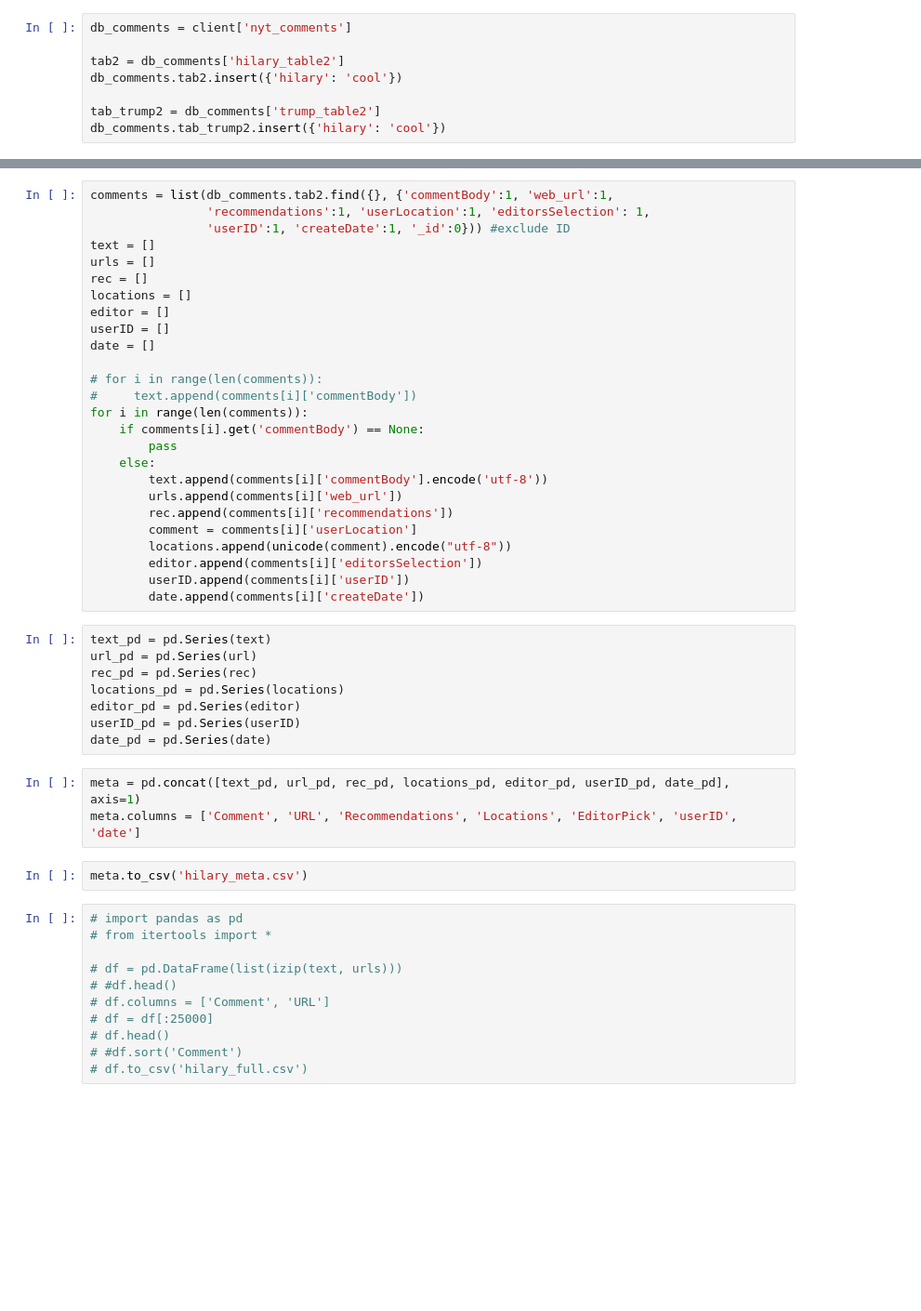
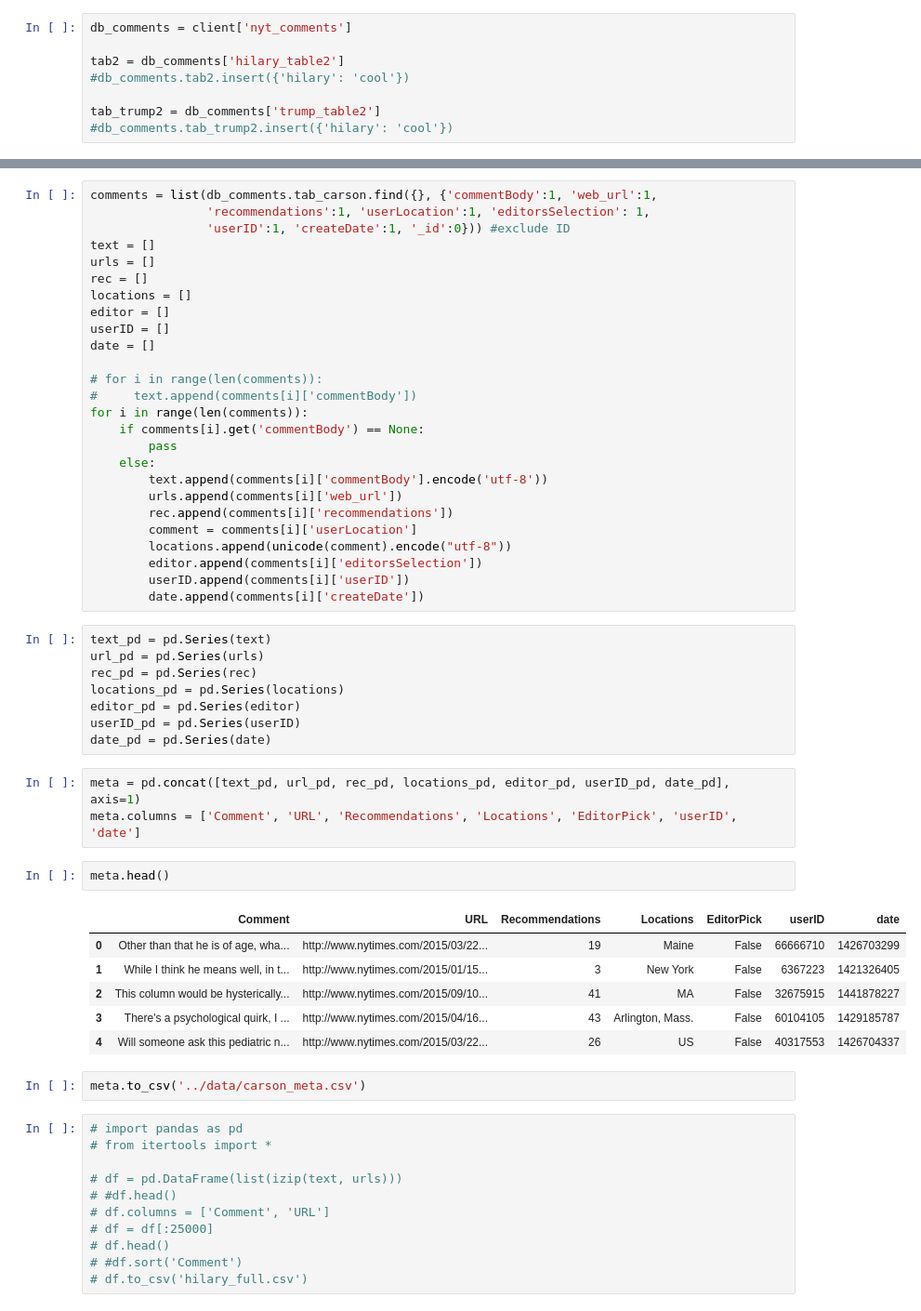
Before and after one commit to PeggyFan/Project, a Jupyter notebook: old_notebooks/Hilary_Trump.ipynb, the cells around one changed output, grey strips where cells are left out. Shown: that part at 93% size. Cells and saved outputs as stored; diff of their text form; blank space fills up the shorter version.

```diff
--- a/old_notebooks/Hilary_Trump.ipynb
+++ b/old_notebooks/Hilary_Trump.ipynb
@@ -32,7 +32,7 @@ ObjectId('56031b821f80b411170dd7c5')
 db_comments = client['nyt_comments']
 
 tab2 = db_comments['hilary_table2']
-db_comments.tab2.insert({'hilary': 'cool'})
+#db_comments.tab2.insert({'hilary': 'cool'})
 
 tab_trump2 = db_comments['trump_table2']
-db_comments.tab_trump2.insert({'hilary': 'cool'})
+#db_comments.tab_trump2.insert({'hilary': 'cool'})
@@ -271,7 +269,7 @@ TypeError: 'NoneType' object has no attribute '__getitem__'
 # %% [markdown]
 ###WHY ARE THERE SO MANY DUPLICATES?
 # %%
-comments = list(db_comments.tab2.find({}, {'commentBody':1, 'web_url':1,
+comments = list(db_comments.tab_carson.find({}, {'commentBody':1, 'web_url':1,
                 'recommendations':1, 'userLocation':1, 'editorsSelection': 1,
                 'userID':1, 'createDate':1, '_id':0})) #exclude ID
 text = []
@@ -298,7 +296,7 @@ for i in range(len(comments)):
         date.append(comments[i]['createDate'])
 # %%
 text_pd = pd.Series(text)
-url_pd = pd.Series(url)
+url_pd = pd.Series(urls)
 rec_pd = pd.Series(rec)
 locations_pd = pd.Series(locations)
 editor_pd = pd.Series(editor)
@@ -307,8 +305,17 @@ date_pd = pd.Series(date)
 # %%
 meta = pd.concat([text_pd, url_pd, rec_pd, locations_pd, editor_pd, userID_pd, date_pd], axis=1)
 meta.columns = ['Comment', 'URL', 'Recommendations', 'Locations', 'EditorPick', 'userID', 'date']
+# %%
+meta.head()
+# %% [output]
+|  | Comment | URL | Recommendations | Locations | EditorPick | userID | date |
+| 0 | Other than that he is of age, wha... | http://www.nytimes.com/2015/03/22... | 19 | Maine | False | 66666710 | 1426703299 |
+| 1 | While I think he means well, in t... | http://www.nytimes.com/2015/01/15... | 3 | New York | False | 6367223 | 1421326405 |
+| 2 | This column would be hysterically... | http://www.nytimes.com/2015/09/10... | 41 | MA | False | 32675915 | 1441878227 |
+| 3 | There's a psychological quirk, I ... | http://www.nytimes.com/2015/04/16... | 43 | Arlington, Mass. | False | 60104105 | 1429185787 |
+| 4 | Will someone ask this pediatric n... | http://www.nytimes.com/2015/03/22... | 26 | US | False | 40317553 | 1426704337 |
 # %%
-meta.to_csv('hilary_meta.csv')
+meta.to_csv('../data/carson_meta.csv')
 # %%
 # import pandas as pd
 # from itertools import *
```
Also changed, not shown: parts of 1 cell of this notebook, 22 other files.
